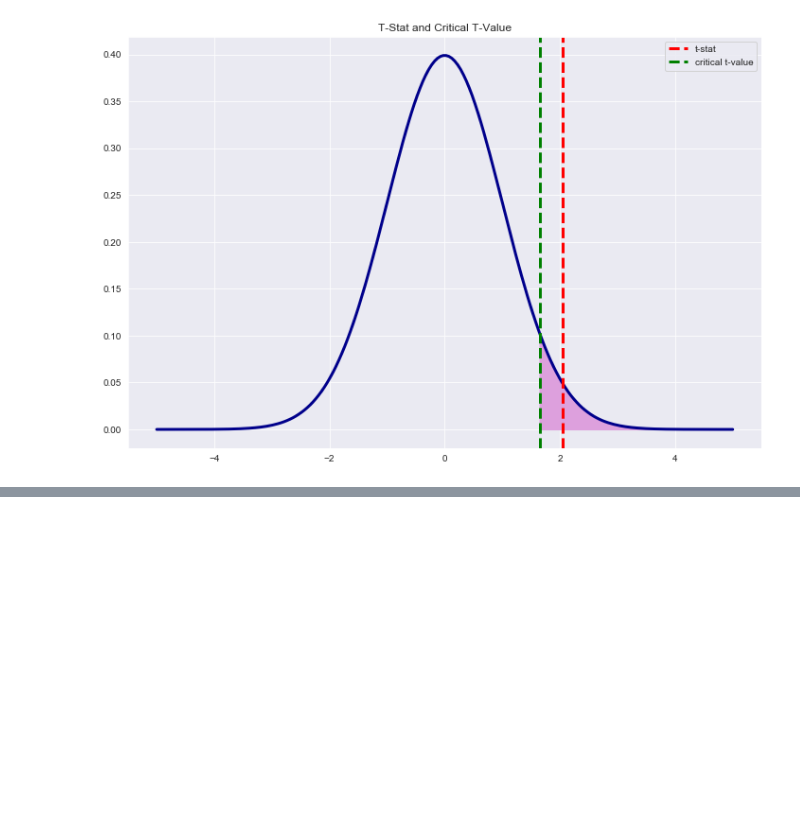
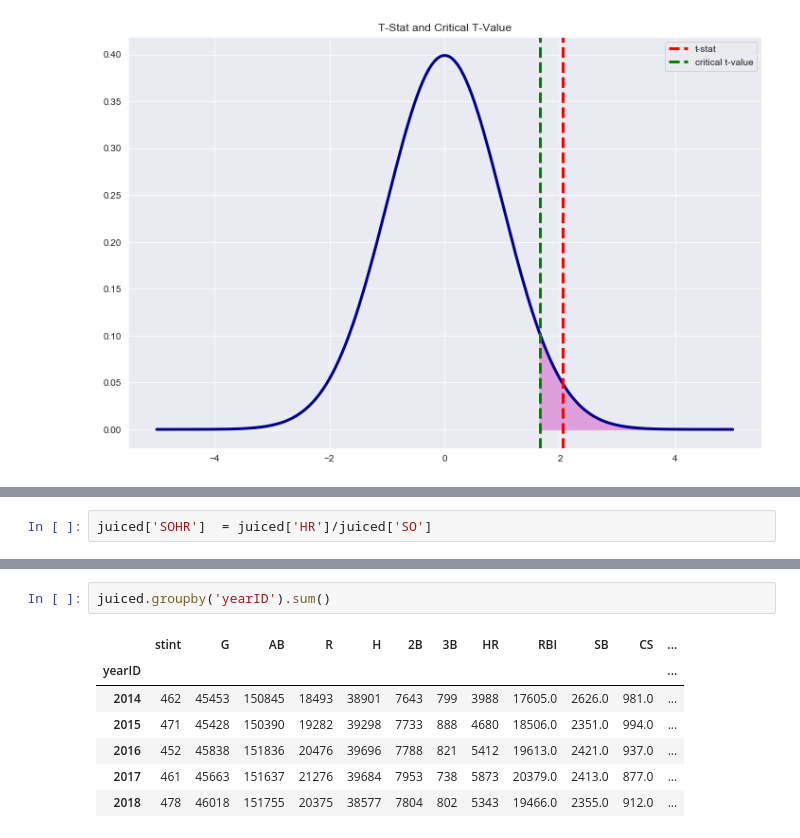
Before and after one commit to cjriggio/juiced, a Jupyter notebook: Juice-vs-Steroids.ipynb, the cells around one changed output, grey strips where cells are left out. Saved outputs shown, nothing was run; the diff lists cells and outputs as text; blank space fills up the shorter version.

```diff
--- a/Juice-vs-Steroids.ipynb
+++ b/Juice-vs-Steroids.ipynb
@@ -229,0 +316,2 @@ plt.show()
+# %%
+juiced['SOHR']  = juiced['HR']/juiced['SO']
@@ -229,0 +339,10 @@ plt.show()
+# %%
+juiced.groupby('yearID').sum()
+# %% [output]
+|  | stint | G | AB | R | H | 2B | 3B | HR | RBI | SB | CS | ... |
+| yearID |  |  |  |  |  |  |  |  |  |  |  | ... |
+| 2014 | 462 | 45453 | 150845 | 18493 | 38901 | 7643 | 799 | 3988 | 17605.0 | 2626.0 | 981.0 | ... |
+| 2015 | 471 | 45428 | 150390 | 19282 | 39298 | 7733 | 888 | 4680 | 18506.0 | 2351.0 | 994.0 | ... |
+| 2016 | 452 | 45838 | 151836 | 20476 | 39696 | 7788 | 821 | 5412 | 19613.0 | 2421.0 | 937.0 | ... |
+| 2017 | 461 | 45663 | 151637 | 21276 | 39684 | 7953 | 738 | 5873 | 20379.0 | 2413.0 | 877.0 | ... |
+| 2018 | 478 | 46018 | 151755 | 20375 | 38577 | 7804 | 802 | 5343 | 19466.0 | 2355.0 | 912.0 | ... |
```
Also changed, not shown: parts of 15 cells of this notebook.
